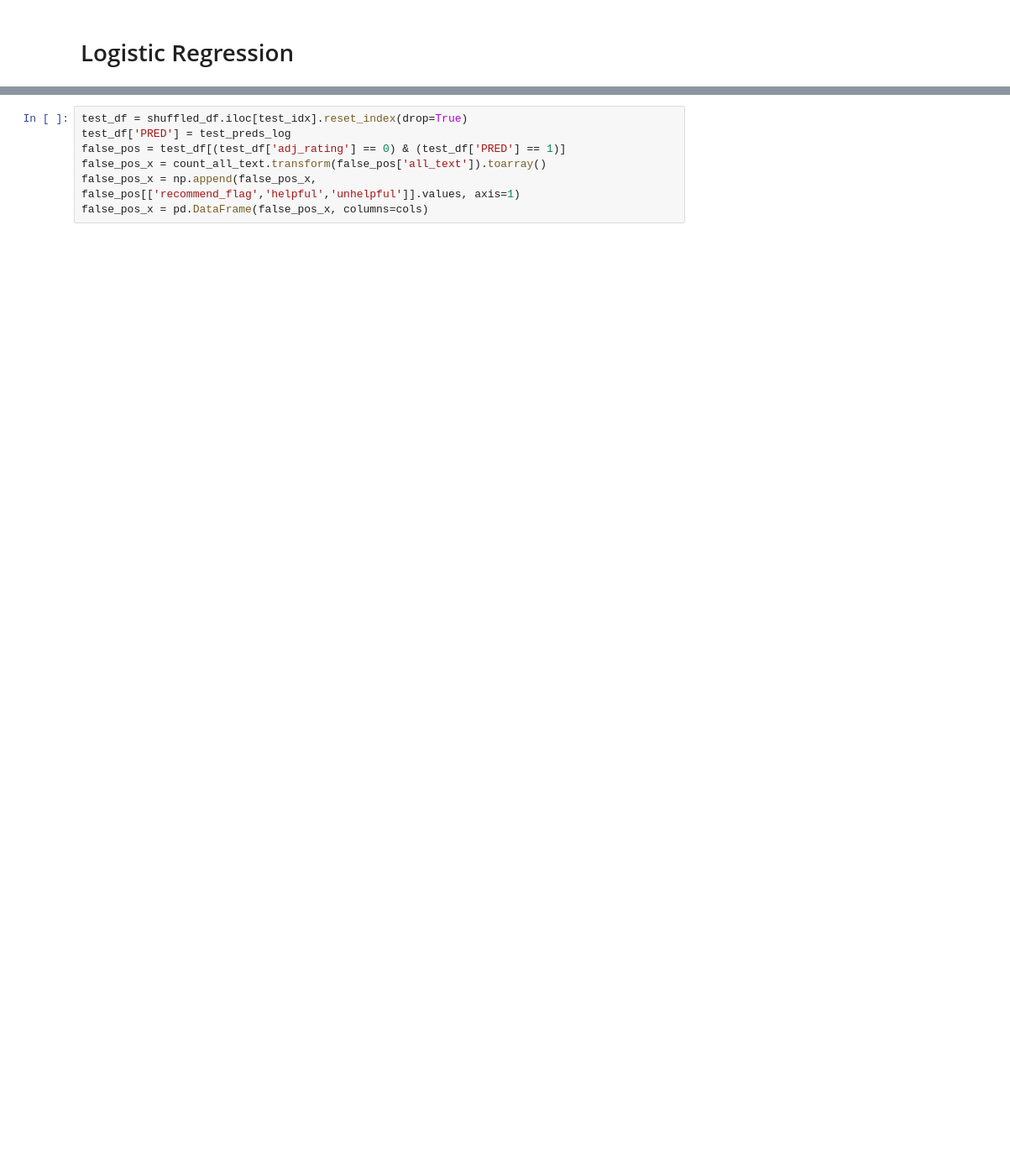
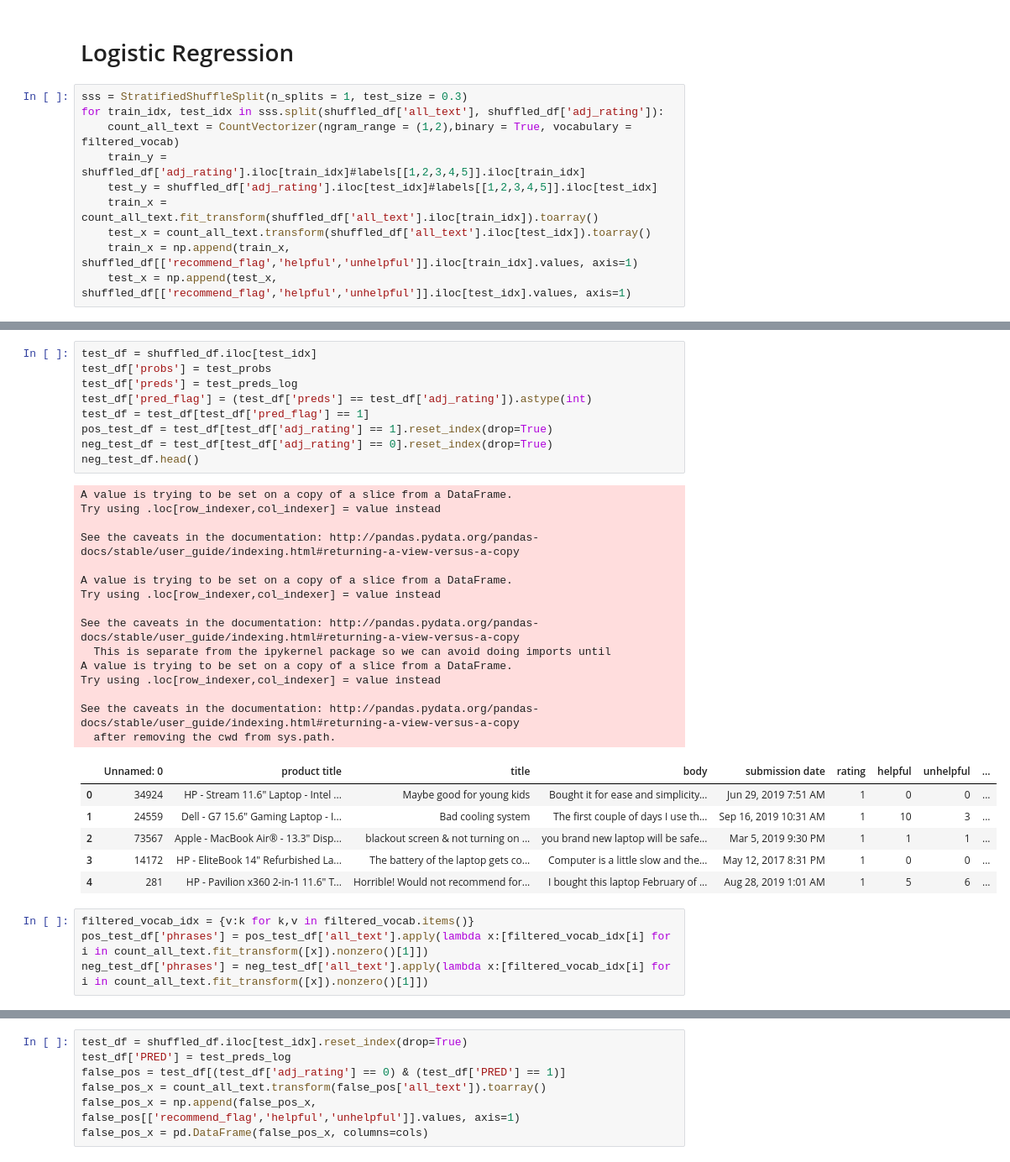
Before and after one commit to emreyener1/final_project, a Jupyter notebook: Bestbuy-NLP.ipynb, the cells around one changed output, grey strips where cells are left out. Shown: that part at 84% size. Saved outputs shown, nothing was run; the diff lists cells and outputs as text; blank space fills up the shorter version.

```diff
--- a/Bestbuy-NLP.ipynb
+++ b/Bestbuy-NLP.ipynb
@@ -242,5 +236,15 @@ school graduation 3.424917169450947e-05
 # %% [markdown]
 # Logistic Regression
+# %%
+sss = StratifiedShuffleSplit(n_splits = 1, test_size = 0.3)
+for train_idx, test_idx in sss.split(shuffled_df['all_text'], shuffled_df['adj_rating']):
+    count_all_text = CountVectorizer(ngram_range = (1,2),binary = True, vocabulary = filtered_vocab)
+    train_y = shuffled_df['adj_rating'].iloc[train_idx]#labels[[1,2,3,4,5]].iloc[train_idx]
+    test_y = shuffled_df['adj_rating'].iloc[test_idx]#labels[[1,2,3,4,5]].iloc[test_idx]
+    train_x = count_all_text.fit_transform(shuffled_df['all_text'].iloc[train_idx]).toarray()
+    test_x = count_all_text.transform(shuffled_df['all_text'].iloc[test_idx]).toarray()
+    train_x = np.append(train_x, shuffled_df[['recommend_flag','helpful','unhelpful']].iloc[train_idx].values, axis=1)
+    test_x = np.append(test_x, shuffled_df[['recommend_flag','helpful','unhelpful']].iloc[test_idx].values, axis=1)
 # %%
 log_model = LogisticRegression(penalty='l1', tol=0.0001, C=1.0,
                                class_weight='balanced', solver='liblinear', max_iter=100,
@@ -269,0 +296,35 @@ F1 Score:  0.9959394378167395
+# %%
+test_df = shuffled_df.iloc[test_idx]
+test_df['probs'] = test_probs
+test_df['preds'] = test_preds_log
+test_df['pred_flag'] = (test_df['preds'] == test_df['adj_rating']).astype(int)
+test_df = test_df[test_df['pred_flag'] == 1]
+pos_test_df = test_df[test_df['adj_rating'] == 1].reset_index(drop=True)
+neg_test_df = test_df[test_df['adj_rating'] == 0].reset_index(drop=True)
+neg_test_df.head()
+# %% [output]
+A value is trying to be set on a copy of a slice from a DataFrame.
+Try using .loc[row_indexer,col_indexer] = value instead
+
+See the caveats in the documentation: http://pandas.pydata.org/pandas-docs/stable/user_guide/indexing.html#returning-a-view-versus-a-copy
+
+A value is trying to be set on a copy of a slice from a DataFrame.
+Try using .loc[row_indexer,col_indexer] = value instead
+
+See the caveats in the documentation: http://pandas.pydata.org/pandas-docs/stable/user_guide/indexing.html#returning-a-view-versus-a-copy
+  This is separate from the ipykernel package so we can avoid doing imports until
+A value is trying to be set on a copy of a slice from a DataFrame.
+Try using .loc[row_indexer,col_indexer] = value instead
+
+See the caveats in the documentation: http://pandas.pydata.org/pandas-docs/stable/user_guide/indexing.html#returning-a-view-versus-a-copy
+  after removing the cwd from sys.path.
+|  | Unnamed: 0 | product title | title | body | submission date | rating | helpful | unhelpful | ... |
+| 0 | 34924 | HP - Stream 11.6" Laptop - Intel ... | Maybe good for young kids | Bought it for ease and simplicity... | Jun 29, 2019 7:51 AM | 1 | 0 | 0 | ... |
+| 1 | 24559 | Dell - G7 15.6" Gaming Laptop - I... | Bad cooling system | The first couple of days I use th... | Sep 16, 2019 10:31 AM | 1 | 10 | 3 | ... |
+| 2 | 73567 | Apple - MacBook Air® - 13.3" Disp... | blackout screen & not turning on ... | you brand new laptop will be safe... | Mar 5, 2019 9:30 PM | 1 | 1 | 1 | ... |
+| 3 | 14172 | HP - EliteBook 14" Refurbished La... | The battery of the laptop gets co... | Computer is a little slow and the... | May 12, 2017 8:31 PM | 1 | 0 | 0 | ... |
+| 4 | 281 | HP - Pavilion x360 2-in-1 11.6" T... | Horrible! Would not recommend for... | I bought this laptop February of ... | Aug 28, 2019 1:01 AM | 1 | 5 | 6 | ... |
+# %%
+filtered_vocab_idx = {v:k for k,v in filtered_vocab.items()}
+pos_test_df['phrases'] = pos_test_df['all_text'].apply(lambda x:[filtered_vocab_idx[i] for i in count_all_text.fit_transform([x]).nonzero()[1]])
+neg_test_df['phrases'] = neg_test_df['all_text'].apply(lambda x:[filtered_vocab_idx[i] for i in count_all_text.fit_transform([x]).nonzero()[1]])
```
Also changed, not shown: parts of 48 cells of this notebook, 2 other files.
